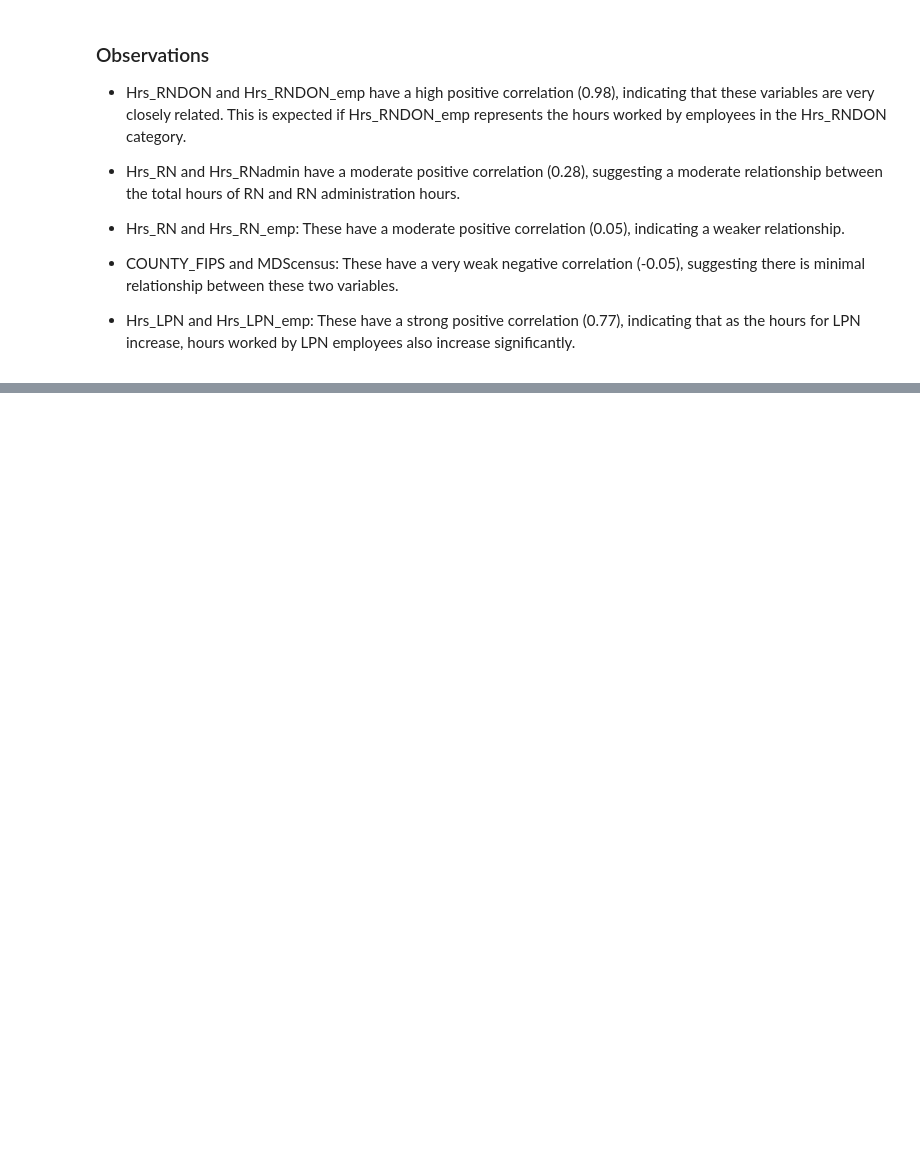
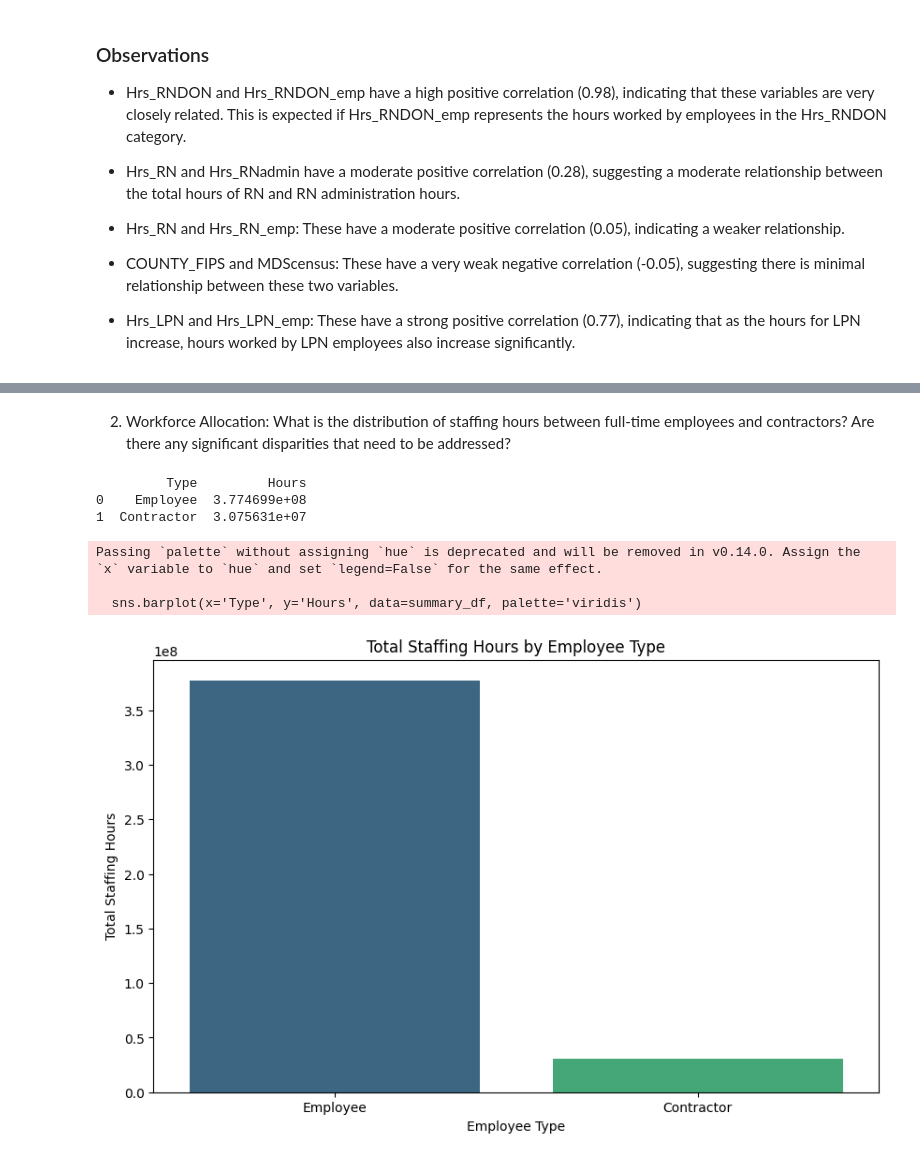
Before and after one commit to Georginahnjeri/Clipboard-Health-Q1-Sales, a Jupyter notebook: main.ipynb, the cells around one changed output, grey strips where cells are left out. Cells and saved outputs as stored; diff of their text form; code cells hidden in the pictures; blank space fills up the shorter version.

```diff
--- a/main.ipynb
+++ b/main.ipynb
@@ -269,0 +294,29 @@ Hrs_MedAide_ctr          1.000000
+# %% [markdown]
+2. Workforce Allocation: What is the distribution of staffing hours between full-time employees and contractors? Are there any significant disparities that need to be addressed?
+# %%
+# Sum staffing hours for employees and contractors
+employee_hours = data.filter(like='_emp').sum()
+contractor_hours = data.filter(like='_ctr').sum()
+
+# Create a DataFrame for visualization
+summary_df = pd.DataFrame({
+    'Type': ['Employee', 'Contractor'],
+    'Hours': [employee_hours.sum(), contractor_hours.sum()]
+})
+
+print(summary_df)
+
+plt.figure(figsize=(10, 6))
+sns.barplot(x='Type', y='Hours', data=summary_df, palette='viridis')
+plt.title('Total Staffing Hours by Employee Type')
+plt.xlabel('Employee Type')
+plt.ylabel('Total Staffing Hours')
+plt.show()
+# %% [output]
+         Type         Hours
+0    Employee  3.774699e+08
+1  Contractor  3.075631e+07
+Passing `palette` without assigning `hue` is deprecated and will be removed in v0.14.0. Assign the `x` variable to `hue` and set `legend=False` for the same effect.
+
+  sns.barplot(x='Type', y='Hours', data=summary_df, palette='viridis')
+[figure, added]
```
Also changed, not shown: parts of 9 cells of this notebook.
